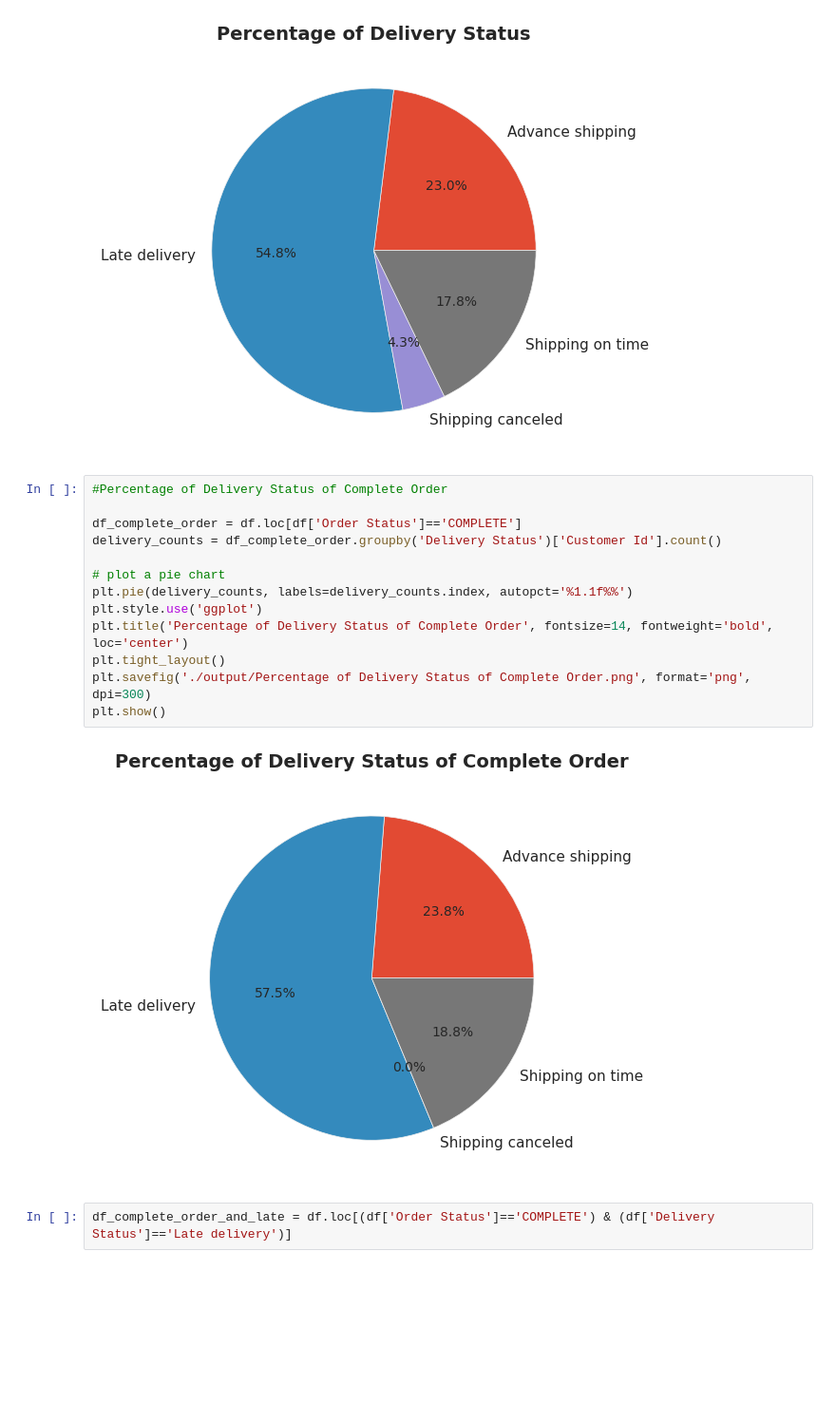
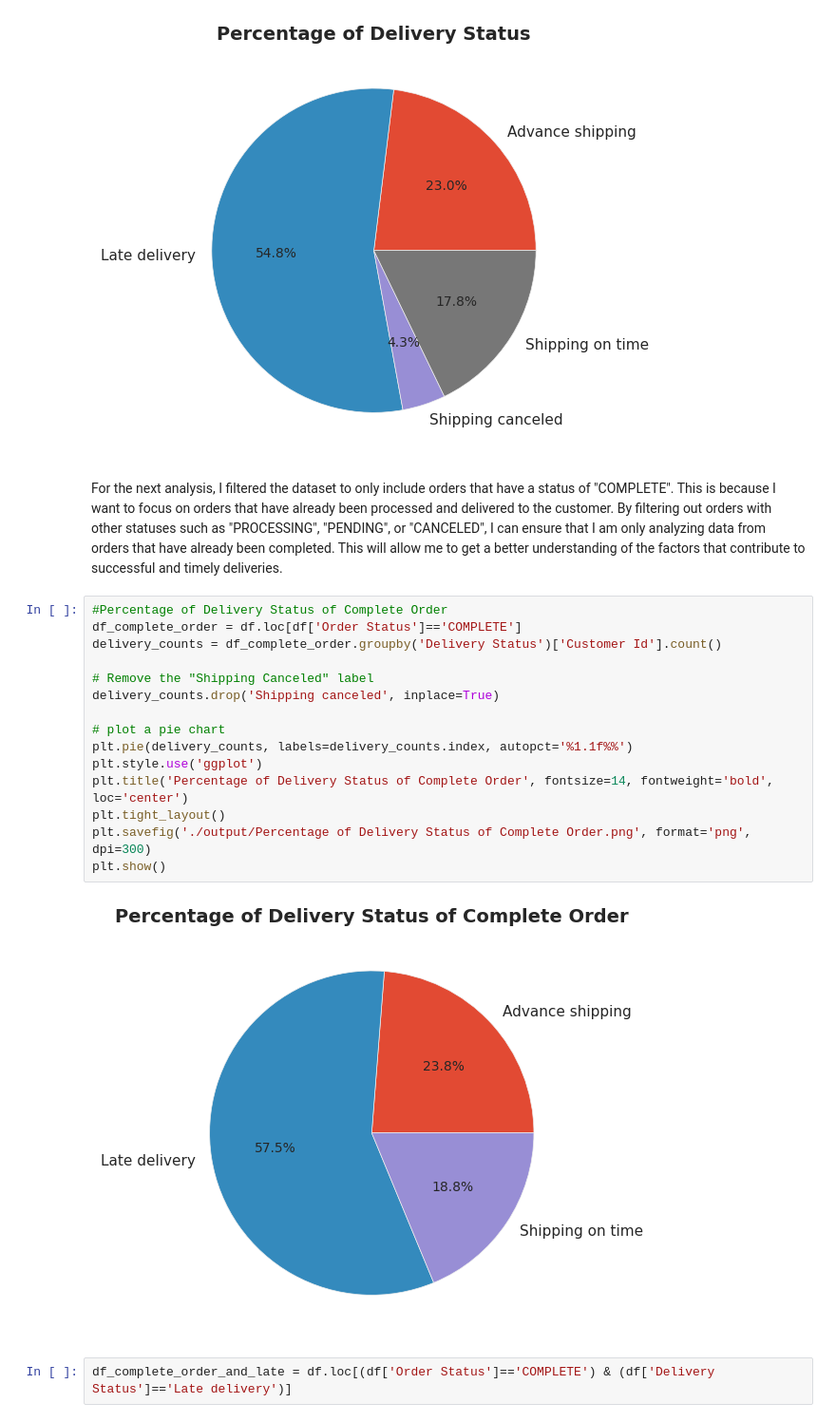
Before and after one commit to azamaufar/supplychainDA, a Jupyter notebook: EDA_Supply_Chain_Data.ipynb, the cells around one changed output. Shown: that part at 95% size. Cells and saved outputs as stored; diff of their text form; blank space fills up the shorter version.

Commit message:
doin analysis

```diff
--- a/EDA_Supply_Chain_Data.ipynb
+++ b/EDA_Supply_Chain_Data.ipynb
@@ -297,20 +329,24 @@ plt.savefig('./output/Percentage of Delivery Status.png', format='png', dpi=300)
 plt.show()
 # %% [output]
 [figure]
+# %% [markdown]
+For the next analysis, I filtered the dataset to only include orders that have a status of "COMPLETE". This is because I want to focus on orders that have already been processed and delivered to the customer. By filtering out orders with other statuses such as "PROCESSING", "PENDING", or "CANCELED", I can ensure that I am only analyzing data from orders that have already been completed. This will allow me to get a better understanding of the factors that contribute to successful and timely deliveries.
 # %%
 #Percentage of Delivery Status of Complete Order
-
 df_complete_order = df.loc[df['Order Status']=='COMPLETE']
 delivery_counts = df_complete_order.groupby('Delivery Status')['Customer Id'].count()
+
+# Remove the "Shipping Canceled" label
+delivery_counts.drop('Shipping canceled', inplace=True)
 
 # plot a pie chart
 plt.pie(delivery_counts, labels=delivery_counts.index, autopct='%1.1f%%')
 plt.style.use('ggplot')
 plt.title('Percentage of Delivery Status of Complete Order', fontsize=14, fontweight='bold', loc='center')
 plt.tight_layout()
 plt.savefig('./output/Percentage of Delivery Status of Complete Order.png', format='png', dpi=300)
 plt.show()
 # %% [output]
-[figure, old version]
+[figure, new version]
 # %%
 df_complete_order_and_late = df.loc[(df['Order Status']=='COMPLETE') & (df['Delivery Status']=='Late delivery')]
```
Also changed, not shown: parts of 13 cells of this notebook, 1 other file.
